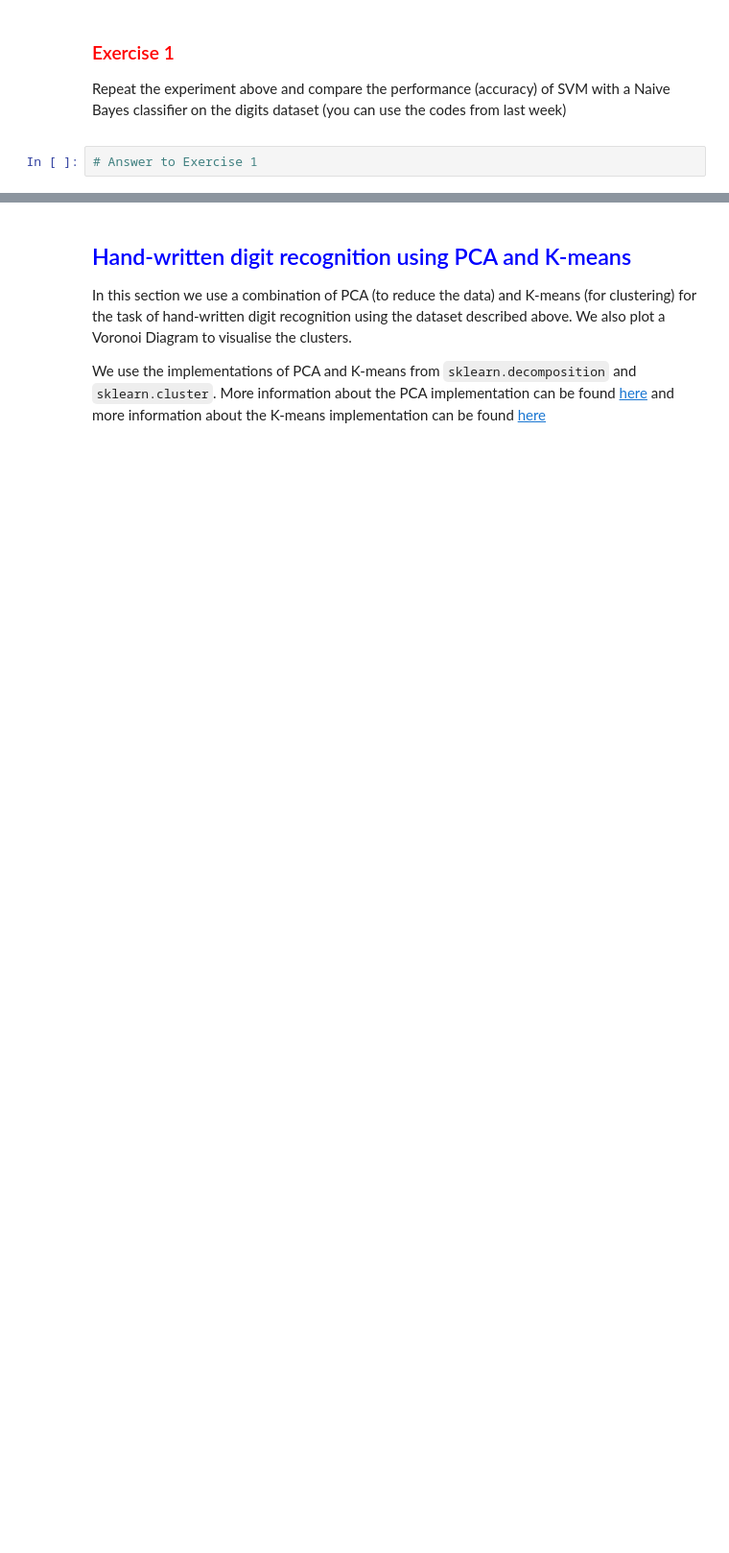
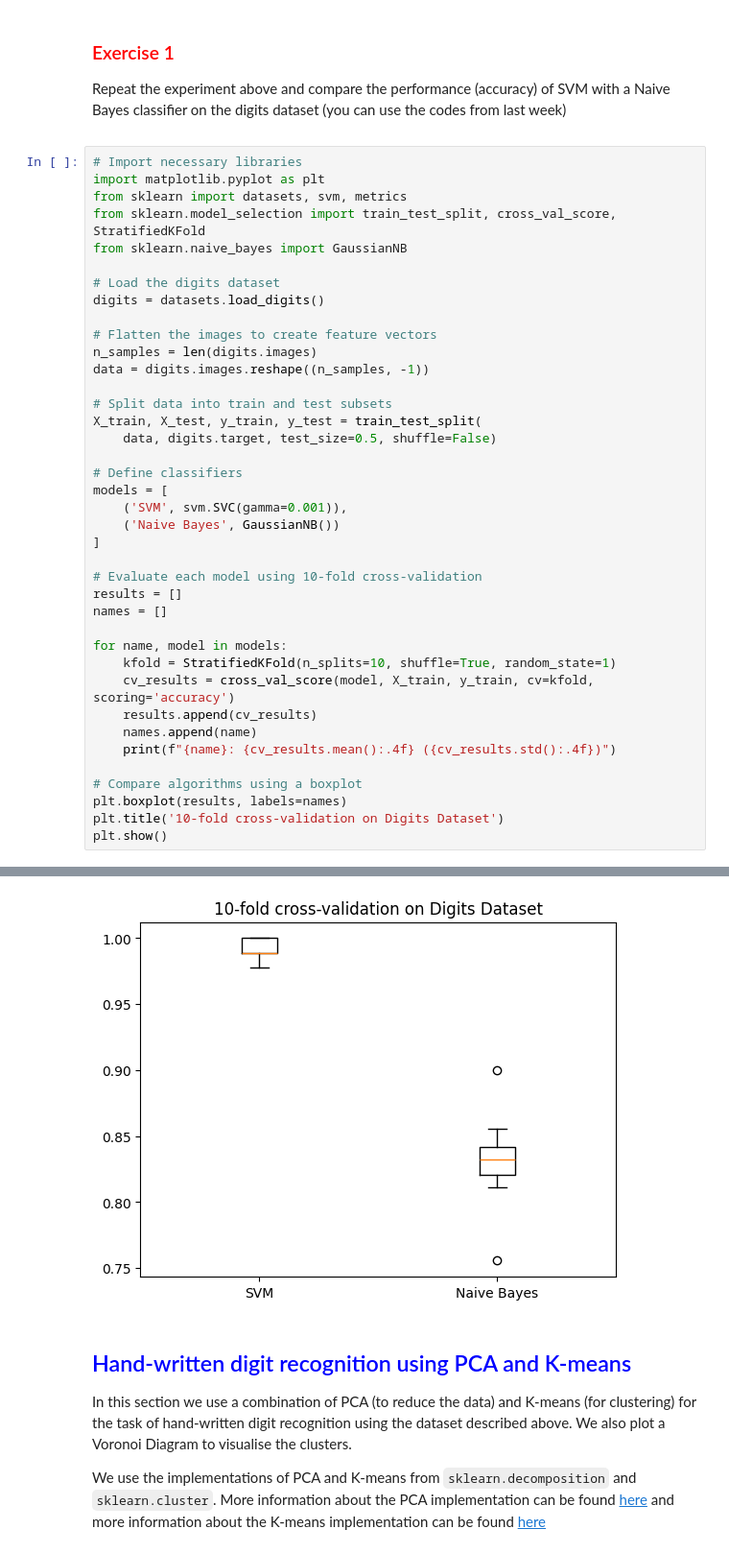
Before and after one commit to bmborne/Machine_Learning_Data_Mining, a Jupyter notebook: Week 05/MLDM_Week5_Lab_Exercises_Updated_2025.ipynb, the cells around one changed output, grey strips where cells are left out. Shown at 96% size. Drawn from its saved outputs; the diff is of its cells as text; blank space fills up the shorter version.

```diff
--- a/Week 05/MLDM_Week5_Lab_Exercises_Updated_2025.ipynb
+++ b/Week 05/MLDM_Week5_Lab_Exercises_Updated_2025.ipynb
@@ -120,5 +122,43 @@ Classification report for classifier SVC(gamma=0.001):
 # %% [markdown]
 <h3><font color="red">Exercise 1 </font> </h3>
 <p> <p>Repeat the experiment above and compare the performance (accuracy) of SVM with a Naive Bayes classifier on the digits dataset (you can use the codes from last week)</p>
-# %%
-# Answer to Exercise 1
+# %%
+# Import necessary libraries
+import matplotlib.pyplot as plt
+from sklearn import datasets, svm, metrics
+from sklearn.model_selection import train_test_split, cross_val_score, StratifiedKFold
+from sklearn.naive_bayes import GaussianNB
+
+# Load the digits dataset
+digits = datasets.load_digits()
+
+# Flatten the images to create feature vectors
+n_samples = len(digits.images)
+data = digits.images.reshape((n_samples, -1))
+
+# Split data into train and test subsets
+X_train, X_test, y_train, y_test = train_test_split(
+    data, digits.target, test_size=0.5, shuffle=False)
+
+# Define classifiers
+models = [
+    ('SVM', svm.SVC(gamma=0.001)),
+    ('Naive Bayes', GaussianNB())
+]
+
+# Evaluate each model using 10-fold cross-validation
+results = []
+names = []
+
+for name, model in models:
+    kfold = StratifiedKFold(n_splits=10, shuffle=True, random_state=1)
+    cv_results = cross_val_score(model, X_train, y_train, cv=kfold, scoring='accuracy')
+    results.append(cv_results)
+    names.append(name)
+    print(f"{name}: {cv_results.mean():.4f} ({cv_results.std():.4f})")
+
+# Compare algorithms using a boxplot
+plt.boxplot(results, labels=names)
+plt.title('10-fold cross-validation on Digits Dataset')
+plt.show()
+# %% [output]
@@ -125,3 +167,4 @@ Classification report for classifier SVC(gamma=0.001):
+[figure, added]
 # %% [markdown]
 ## <font color="blue"> Hand-written digit recognition using PCA and K-means
 
```
Also changed, not shown: parts of 4 cells of this notebook.
